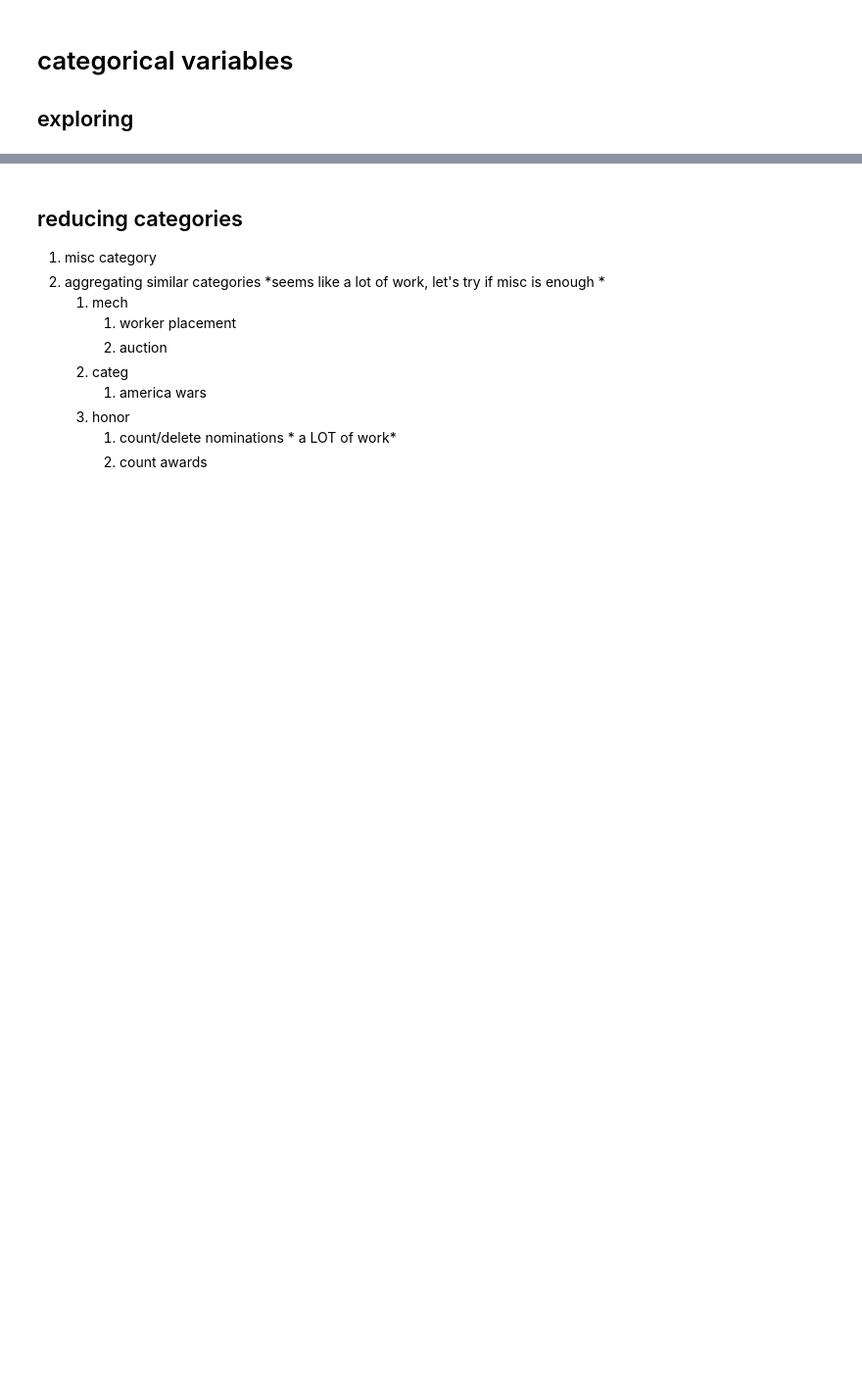
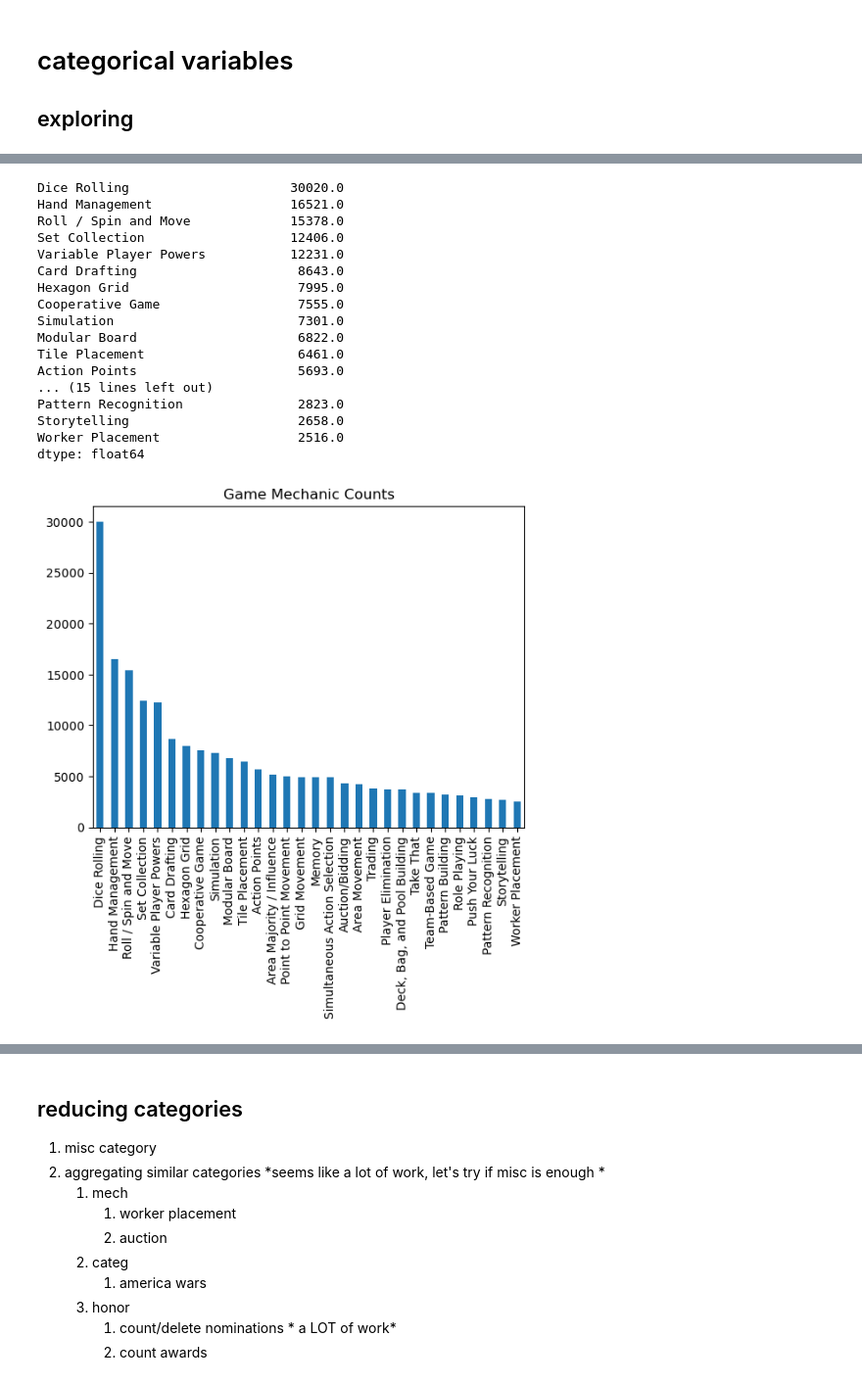
Before and after one commit to karim-at-birds/BGG-game-analysis, a Jupyter notebook: first exploration.ipynb, the cells around one changed output, grey strips where cells are left out. Shown: that part at 98% size. Drawn from its saved outputs; the diff is of its cells as text; code cells hidden in the pictures; blank space fills up the shorter version.

```diff
--- a/first exploration.ipynb
+++ b/first exploration.ipynb
@@ -123,0 +153,21 @@ honor_counts.sort_values(ascending=True).sort_values(ascending=False).head(30)
+# %%
+plot_counts(bgg_df,"mechanic")
+# %% [output]
+Dice Rolling                     30020.0
+Hand Management                  16521.0
+Roll / Spin and Move             15378.0
+Set Collection                   12406.0
+Variable Player Powers           12231.0
+Card Drafting                     8643.0
+Hexagon Grid                      7995.0
+Cooperative Game                  7555.0
+Simulation                        7301.0
+Modular Board                     6822.0
+Tile Placement                    6461.0
+Action Points                     5693.0
+... (15 lines left out)
+Pattern Recognition               2823.0
+Storytelling                      2658.0
+Worker Placement                  2516.0
+dtype: float64
+[figure, added]
```
Also changed, not shown: parts of 41 cells of this notebook, 1 other file.
